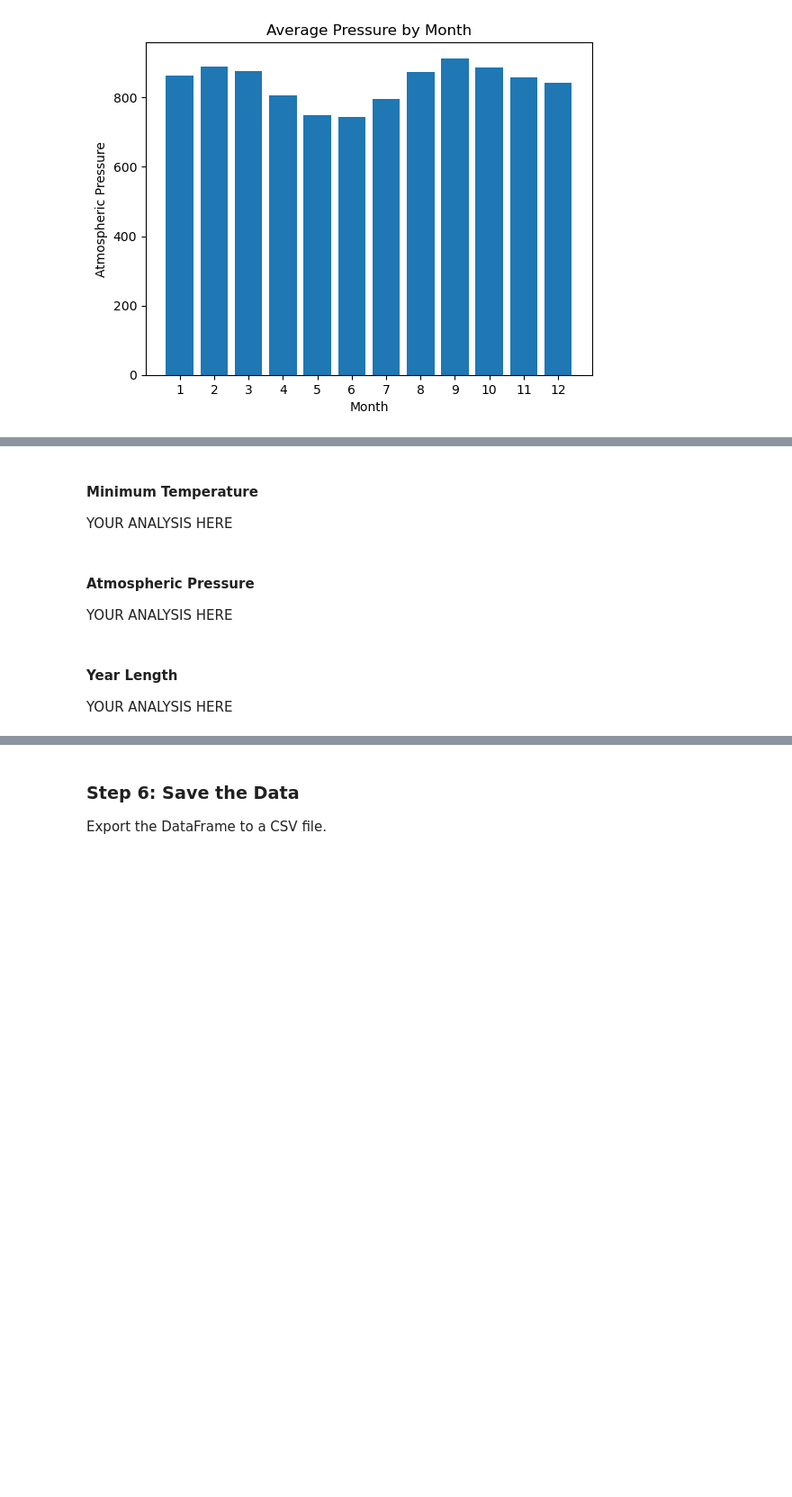
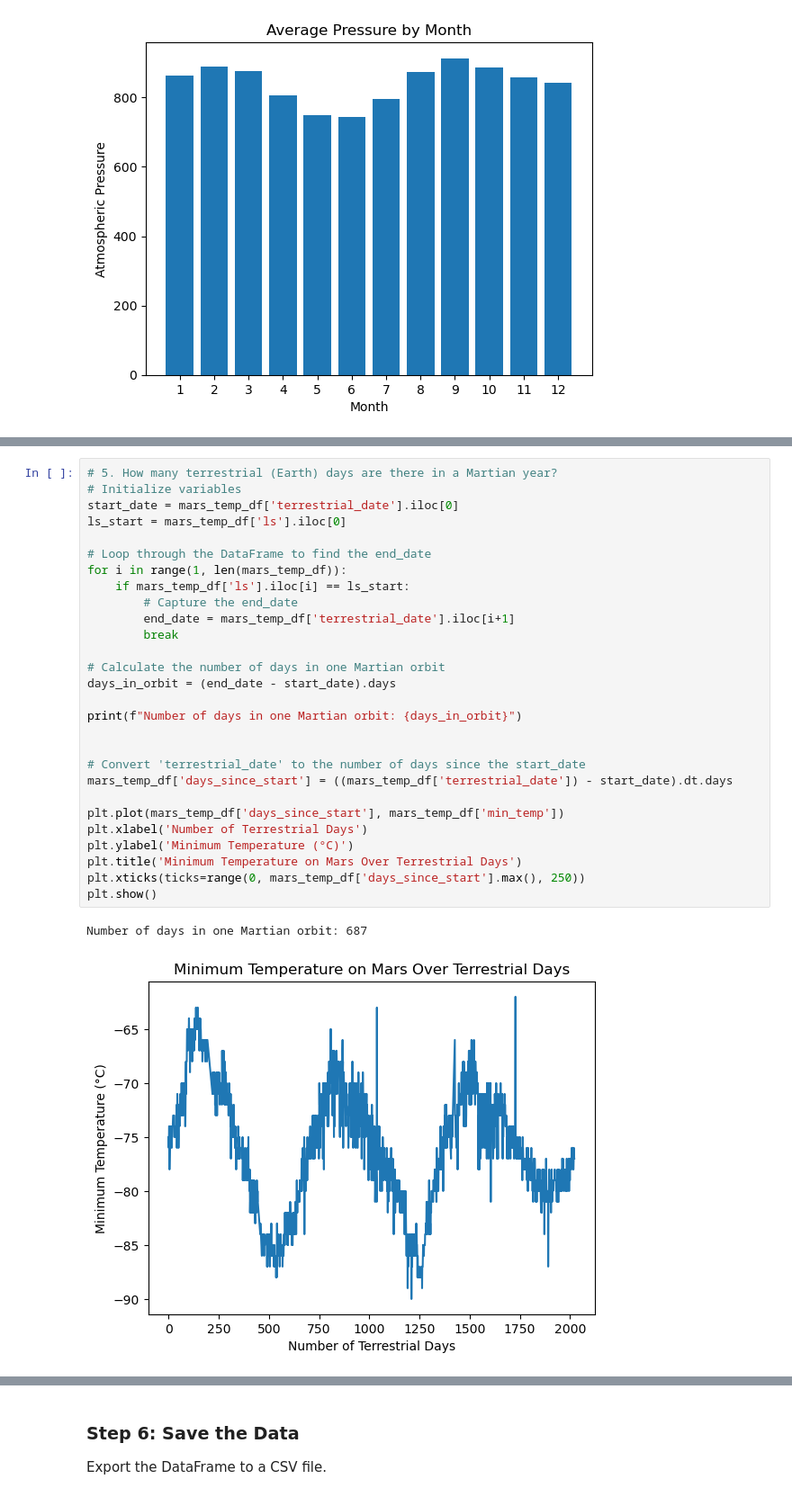
Before and after one commit to hlbecker08/Web-scraping_challenge, a Jupyter notebook: Starter_Code/part_2_mars_weather.ipynb, the cells around one changed output, grey strips where cells are left out. Shown at 90% size. Drawn from its saved outputs; the diff is of its cells as text; blank space fills up the shorter version.

```diff
--- a/Starter_Code/part_2_mars_weather.ipynb
+++ b/Starter_Code/part_2_mars_weather.ipynb
@@ -272,12 +267,31 @@ plt.show()
-# %% [markdown]
-#### Minimum Temperature
-
-YOUR ANALYSIS HERE
-# %% [markdown]
-#### Atmospheric Pressure
-
-YOUR ANALYSIS HERE
-# %% [markdown]
-#### Year Length
-
-YOUR ANALYSIS HERE
+# %%
+# 5. How many terrestrial (Earth) days are there in a Martian year?
+# Initialize variables
+start_date = mars_temp_df['terrestrial_date'].iloc[0]
+ls_start = mars_temp_df['ls'].iloc[0]
+
+# Loop through the DataFrame to find the end_date
+for i in range(1, len(mars_temp_df)):
+    if mars_temp_df['ls'].iloc[i] == ls_start:
+        # Capture the end_date
+        end_date = mars_temp_df['terrestrial_date'].iloc[i+1]
+        break
+
+# Calculate the number of days in one Martian orbit
+days_in_orbit = (end_date - start_date).days
+
+print(f"Number of days in one Martian orbit: {days_in_orbit}")
+
+
+# Convert 'terrestrial_date' to the number of days since the start_date
+mars_temp_df['days_since_start'] = ((mars_temp_df['terrestrial_date']) - start_date).dt.days
+
+plt.plot(mars_temp_df['days_since_start'], mars_temp_df['min_temp'])
+plt.xlabel('Number of Terrestrial Days')
+plt.ylabel('Minimum Temperature (°C)')
+plt.title('Minimum Temperature on Mars Over Terrestrial Days')
+plt.xticks(ticks=range(0, mars_temp_df['days_since_start'].max(), 250))
+plt.show()
+# %% [output]
+Number of days in one Martian orbit: 687
+[figure, added]
```
Also changed, not shown: parts of 8 cells of this notebook, 2 other files.
